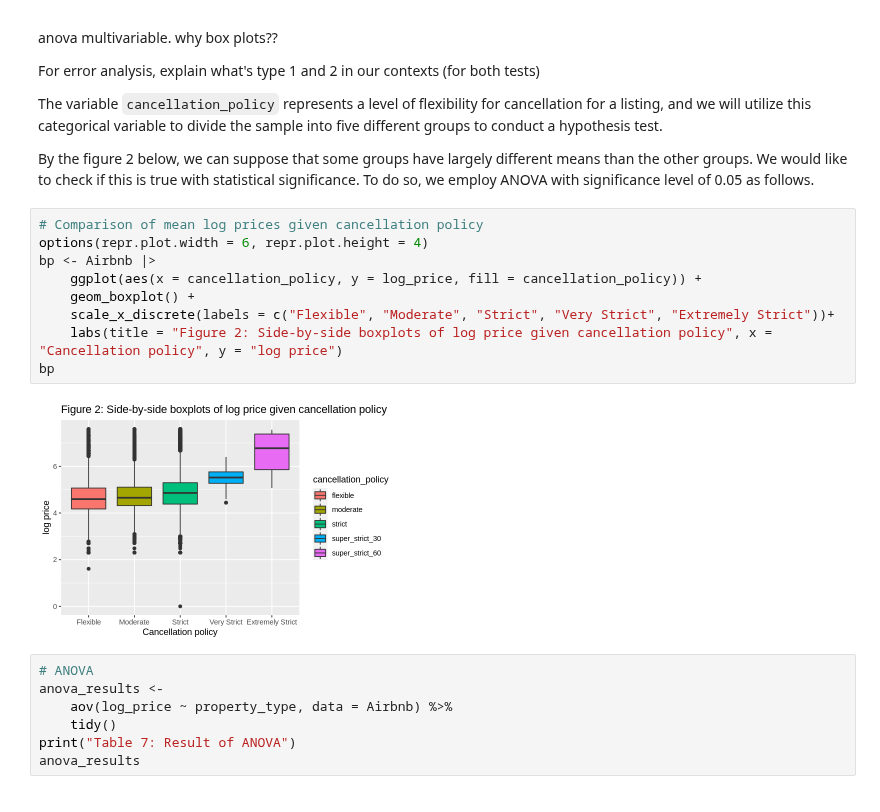
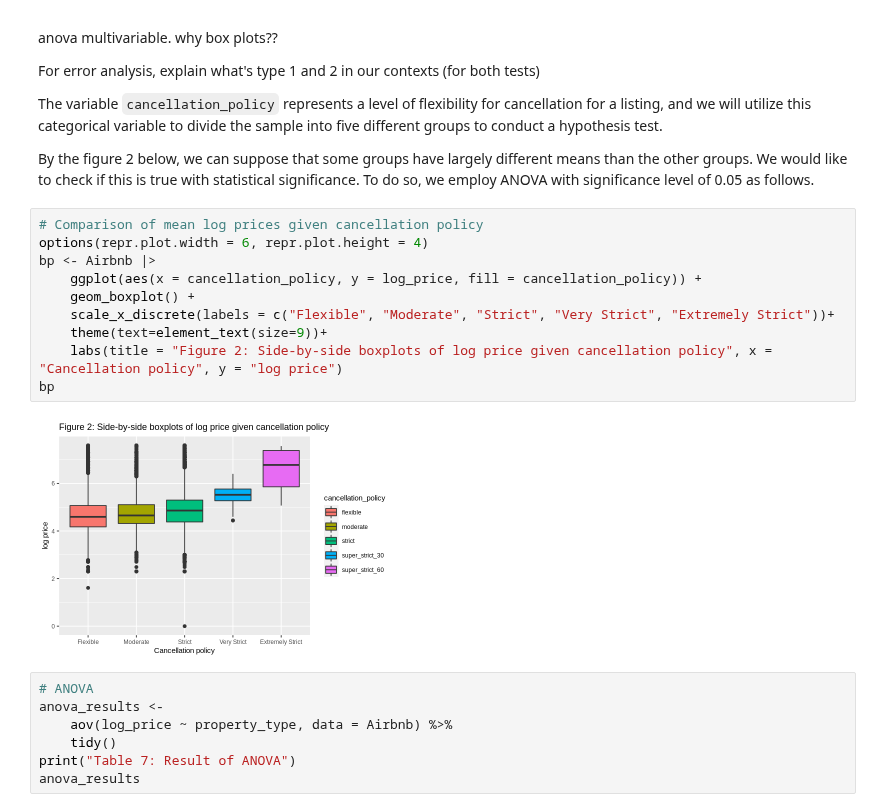
Before and after one commit to takumihoriba/stat201-project, a Jupyter notebook: proposal_final.ipynb, the cells around one changed output. Cells and saved outputs as stored; diff of their text form.

```diff
--- a/proposal_final.ipynb
+++ b/proposal_final.ipynb
@@ -218,14 +218,15 @@ By the figure 2 below, we can suppose that some groups have largely different me
 # %%
 # Comparison of mean log prices given cancellation policy
 options(repr.plot.width = 6, repr.plot.height = 4)
 bp <- Airbnb |>
     ggplot(aes(x = cancellation_policy, y = log_price, fill = cancellation_policy)) +
     geom_boxplot() +
     scale_x_discrete(labels = c("Flexible", "Moderate", "Strict", "Very Strict", "Extremely Strict"))+
+    theme(text=element_text(size=9))+
     labs(title = "Figure 2: Side-by-side boxplots of log price given cancellation policy", x = "Cancellation policy", y = "log price")
 bp
 # %% [output]
-[figure, old version]
+[figure, new version]
 # %%
 # ANOVA
 anova_results <-
```
